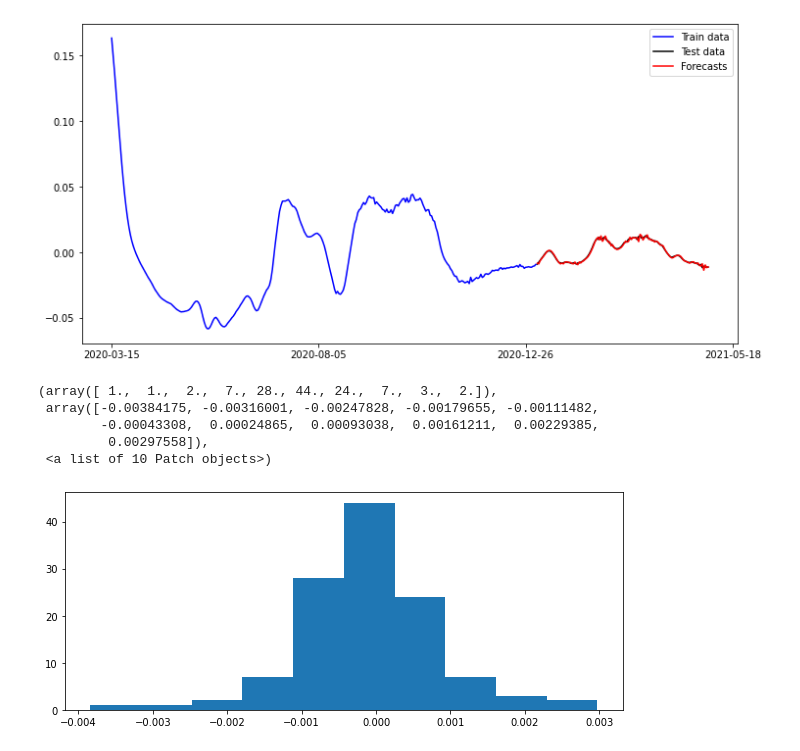
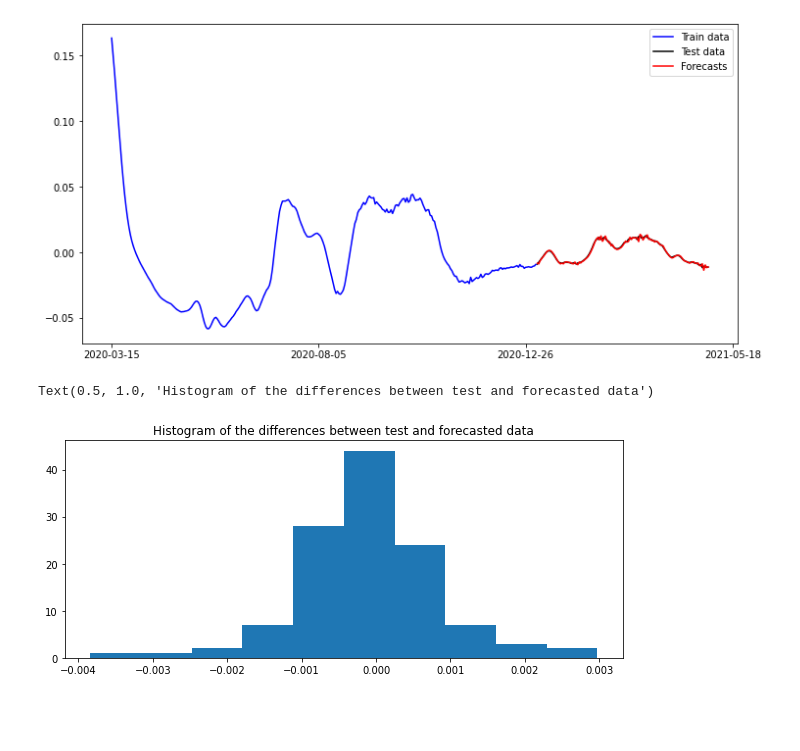
Before and after one commit to OD1992/Python-programs, a Jupyter notebook: Hospi_change_point.ipynb, the cells around one changed output. Drawn from its saved outputs; the diff is of its cells as text; code cells hidden in the pictures; blank space fills up the shorter version.

```diff
--- a/Hospi_change_point.ipynb
+++ b/Hospi_change_point.ipynb
@@ -322,11 +322,8 @@ Sample:                             2   HQIC                           -12.736
 # %%
 #Make histogramm
 plt.figure(figsize=(10,4))
 plt.hist(forecasts[len(train_data): len(data)]-test_data)
+plt.title("Histogram of the differences between test and forecasted data")
 # %% [output]
-(array([ 1.,  1.,  2.,  7., 28., 44., 24.,  7.,  3.,  2.]),
- array([-0.00384175, -0.00316001, -0.00247828, -0.00179655, -0.00111482,
-        -0.00043308,  0.00024865,  0.00093038,  0.00161211,  0.00229385,
-         0.00297558]),
- <a list of 10 Patch objects>)
+Text(0.5, 1.0, 'Histogram of the differences between test and forecasted data')
-[figure, old version]
+[figure, new version]
```
